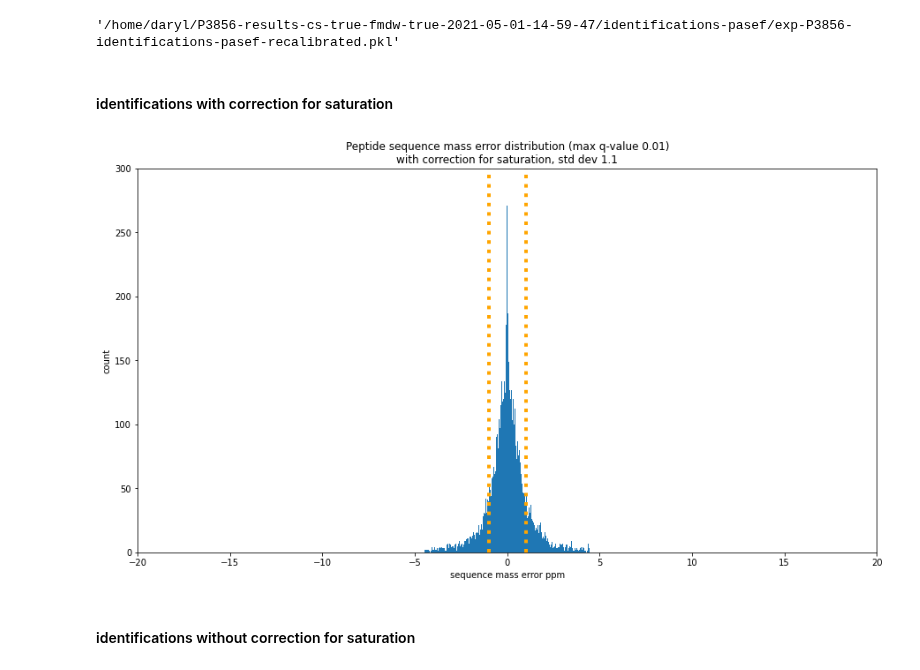
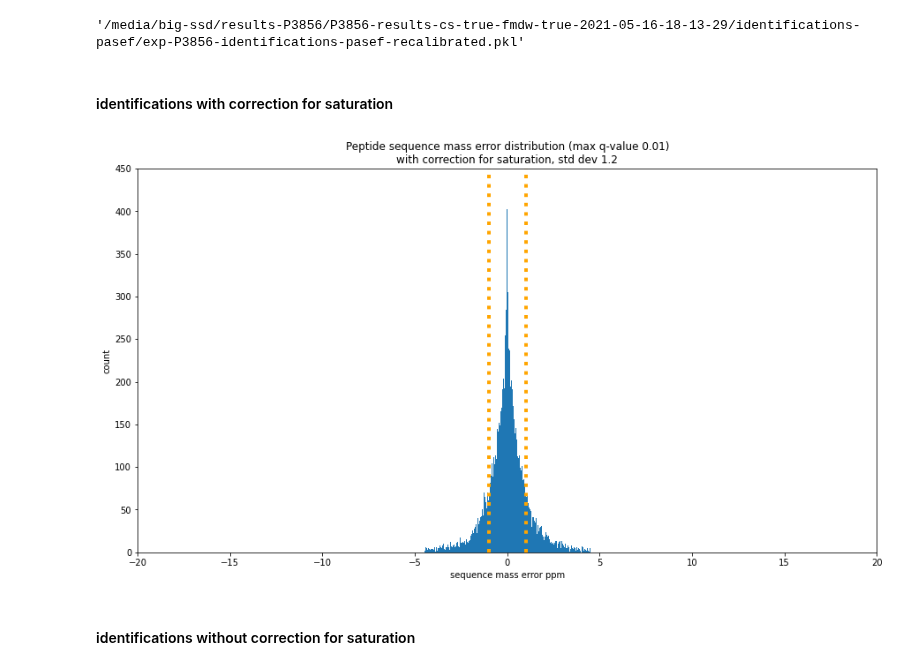
Before and after one commit to WEHI-Proteomics/tfde, a Jupyter notebook: notebooks/paper 2 - identifications with and without saturation correction.ipynb, the cells around one changed output. Drawn from its saved outputs; the diff is of its cells as text; code cells hidden in the pictures.

```diff
--- a/notebooks/paper 2 - identifications with and without saturation correction.ipynb
+++ b/notebooks/paper 2 - identifications with and without saturation correction.ipynb
@@ -7,16 +7,18 @@ import pickle
 import seaborn as sns
 import json
 from os.path import expanduser
+# %%
+BASE_RESULTS_DIR = '/media/big-ssd/results-P3856'
 # %%
 experiment_name = 'P3856'
 feature_detection_method = 'pasef'
 
-IDENTIFICATIONS_WITH_CS_DIR = '{}/P3856-results-cs-true-fmdw-true-2021-05-01-14-59-47/identifications-pasef'.format(expanduser("~"))
+IDENTIFICATIONS_WITH_CS_DIR = '{}/P3856-results-cs-true-fmdw-true-2021-05-16-18-13-29/identifications-pasef'.format(BASE_RESULTS_DIR)
 IDENTIFICATIONS_WITH_CS_FILE = '{}/exp-{}-identifications-{}-recalibrated.pkl'.format(IDENTIFICATIONS_WITH_CS_DIR, experiment_name, feature_detection_method)
 # %%
 IDENTIFICATIONS_WITH_CS_FILE
 # %% [output]
-'/home/daryl/P3856-results-cs-true-fmdw-true-2021-05-01-14-59-47/identifications-pasef/exp-P3856-identifications-pasef-recalibrated.pkl'
+'/media/big-ssd/results-P3856/P3856-results-cs-true-fmdw-true-2021-05-16-18-13-29/identifications-pasef/exp-P3856-identifications-pasef-recalibrated.pkl'
 # %%
 MAXIMUM_Q_VALUE = 0.01
 # %% [markdown]
@@ -30,25 +32,25 @@ identifications_with_cs_df = identifications_with_cs_df[(identifications_with_cs
 # %%
 f, ax1 = plt.subplots()
 f.set_figheight(8)
 f.set_figwidth(15)
 
 plt.margins(0.06)
 plt.title('Peptide sequence mass error distribution (max q-value {})\nwith correction for saturation, std dev {}'.format(MAXIMUM_Q_VALUE, round(identifications_with_cs_df.mass_accuracy_ppm.std(),1)))
 
 bins = 300
 hist, bins, _ = plt.hist(identifications_with_cs_df.mass_accuracy_ppm, bins=bins)
 plt.xlabel('sequence mass error ppm')
 plt.ylabel('count')
 
 plt.xlim((-20,20))
-plt.ylim((0,300))
+plt.ylim((0,450))
 
 plt.axvline(x=+1, linestyle=':', linewidth=4, color='orange')
 plt.axvline(x=-1, linestyle=':', linewidth=4, color='orange')
 
 plt.show()
 # %% [output]
-[figure, old version]
+[figure, new version]
 # %% [markdown]
 #### identifications without correction for saturation
 # %%
```
Also changed, not shown: parts of 13 cells of this notebook, 3 other files.
